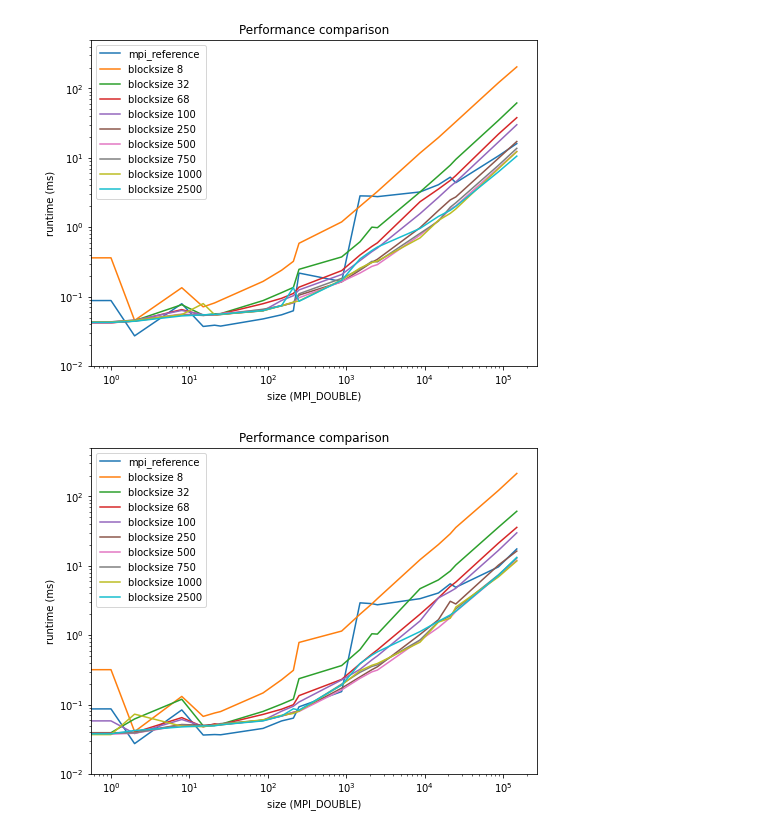
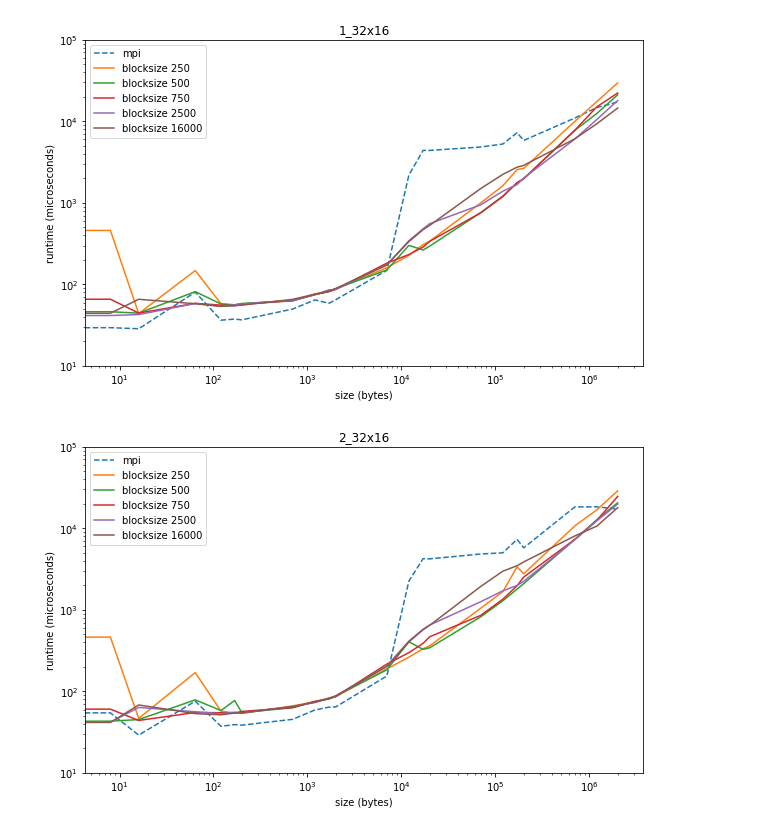
Before and after one commit to PentaHelix/hpc_allredcuce, a Jupyter notebook: report/analysis.ipynb, the cells around one changed output. Saved outputs shown, nothing was run; the diff lists cells and outputs as text; code cells hidden in the pictures.

```diff
--- a/report/analysis.ipynb
+++ b/report/analysis.ipynb
@@ -1,26 +1,33 @@
 # %%
 import pandas as pd
 from matplotlib import pyplot as plt
 
 args = {
-  'xlabel':  'size (MPI_DOUBLE)',
-  'ylabel':  'runtime (ms)',
+  'xlabel':  'size (bytes)',
+  'ylabel':  'runtime (microseconds)',
   'loglog':  True,
-  'figsize': (8,6),
-  'ylim':    (0.01, 500)
+  'figsize': (10,6),
+  'ylim':    (10, 100000)
 }
 
 def create_plot(log):
   df = pd.read_csv(f"./logs/{log}.log", sep=';')
   per_blocksize = df.groupby(df.blocksize)
+  df['size'] = 8*df['size']
+  df['mpi'] = 1000*df['mpi']
+  df['custom'] = 1000*df['custom']
   ax = None
   for group in per_blocksize.groups:
     if ax == None:
-      ax = per_blocksize.get_group(group).plot(x='size', y='mpi', title=f'blocksize {group}', label='mpi_reference', **args)
-    per_blocksize.get_group(group).plot(x='size', y='custom', title=f'Performance comparison', ax=ax, label=f'blocksize {group}', **args)
+      ax = per_blocksize.get_group(group).plot(x='size', y='mpi', label='mpi', style='--', **args)
+      # ax = per_blocksize.get_group(group).plot(x='size', y='allreduce', label='allreduce', style='--', **args)
+      # per_blocksize.get_group(group).plot(x='size', y='reduce+bcast', label='reduce+bcast', style='--', ax=ax, **args)
+    per_blocksize.get_group(group).plot(x='size', y='custom', title=log, ax=ax, label=f'blocksize {group}', **args)
 
-create_plot('1_20x16')
-create_plot('2_20x16')
+create_plot('1_32x16')
+create_plot('2_32x16')
+# create_plot('test1')
+# create_plot('test2')
 # %% [output]
-[figure, old version]
+[figure, new version]
-[figure, old version]
+[figure, new version]
```
Also changed, not shown: 4 other files.
